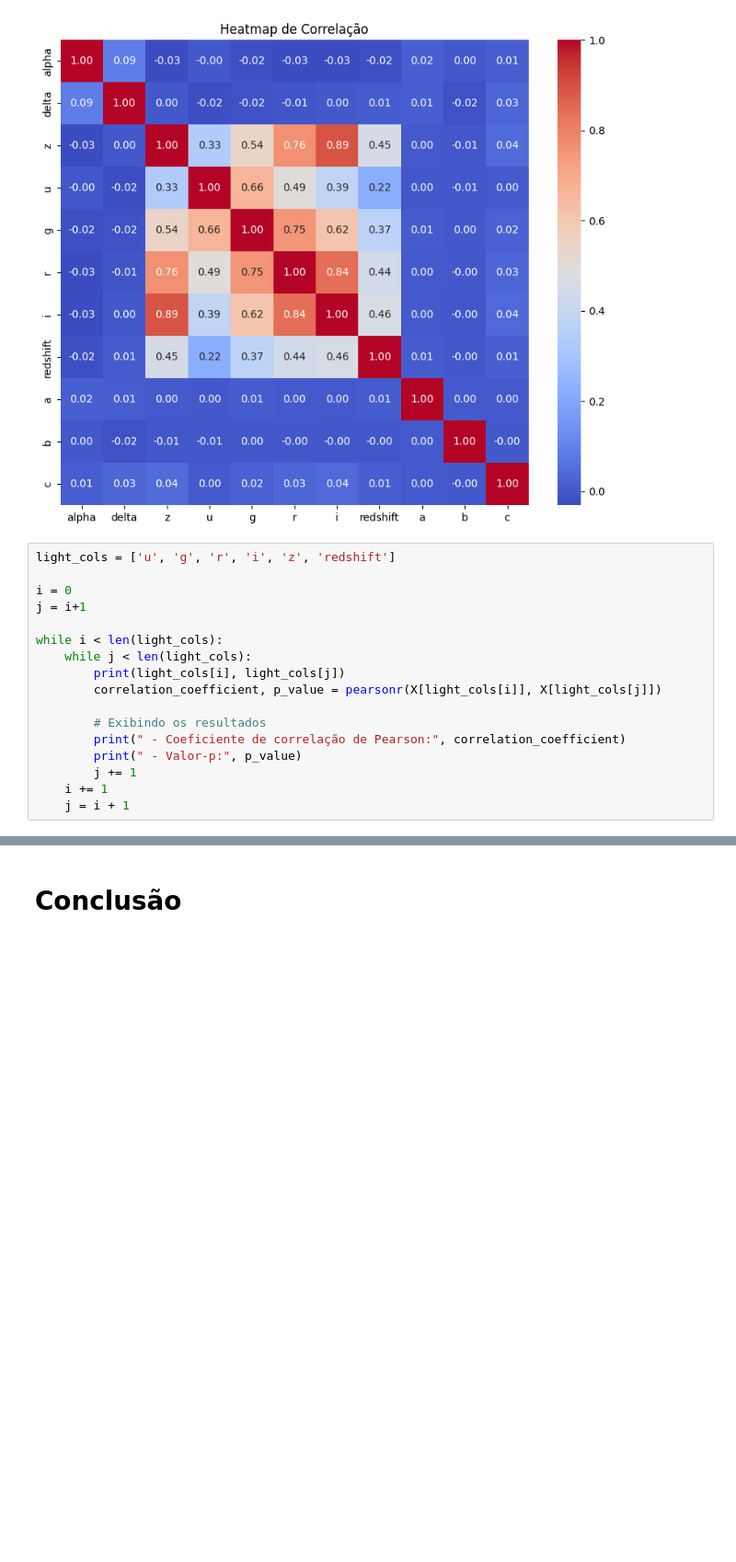
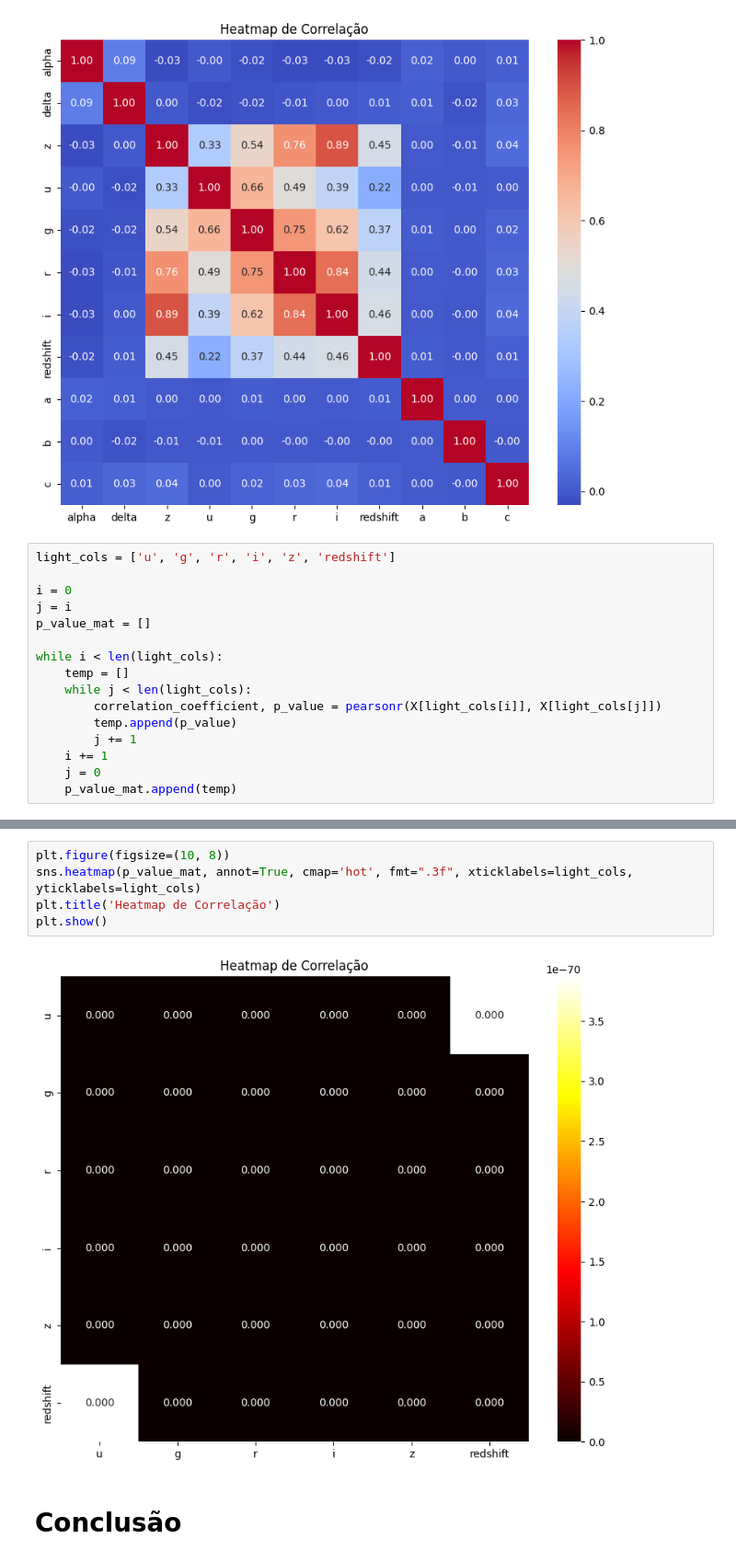
Before and after one commit to felmateos/stellar-classification-SDSS17, a Jupyter notebook: exploratory_analysis/exploratory_analysis_FC.ipynb, the cells around one changed output, grey strips where cells are left out. Shown at 92% size. Cells and saved outputs as stored; diff of their text form; blank space fills up the shorter version.

Commit message:
added p-value matrix to prove corr between colors

```diff
--- a/exploratory_analysis/exploratory_analysis_FC.ipynb
+++ b/exploratory_analysis/exploratory_analysis_FC.ipynb
@@ -61,16 +61,15 @@ plt.show()
 light_cols = ['u', 'g', 'r', 'i', 'z', 'redshift']
 
 i = 0
-j = i+1
+j = i
+p_value_mat = []
 
 while i < len(light_cols):
+    temp = []
     while j < len(light_cols):
-        print(light_cols[i], light_cols[j])
         correlation_coefficient, p_value = pearsonr(X[light_cols[i]], X[light_cols[j]])
-
-        # Exibindo os resultados
-        print(" - Coeficiente de correlação de Pearson:", correlation_coefficient)
-        print(" - Valor-p:", p_value)
+        temp.append(p_value)
         j += 1
     i += 1
-    j = i + 1
+    j = 0
+    p_value_mat.append(temp)
@@ -95,2 +85,9 @@ z redshift
+# %%
+plt.figure(figsize=(10, 8))
+sns.heatmap(p_value_mat, annot=True, cmap='hot', fmt=".3f", xticklabels=light_cols, yticklabels=light_cols)
+plt.title('Heatmap de Correlação')
+plt.show()
+# %% [output]
+[figure, added]
 # %% [markdown]
 # Conclusão
```
Also changed, not shown: parts of 2 cells of this notebook.
